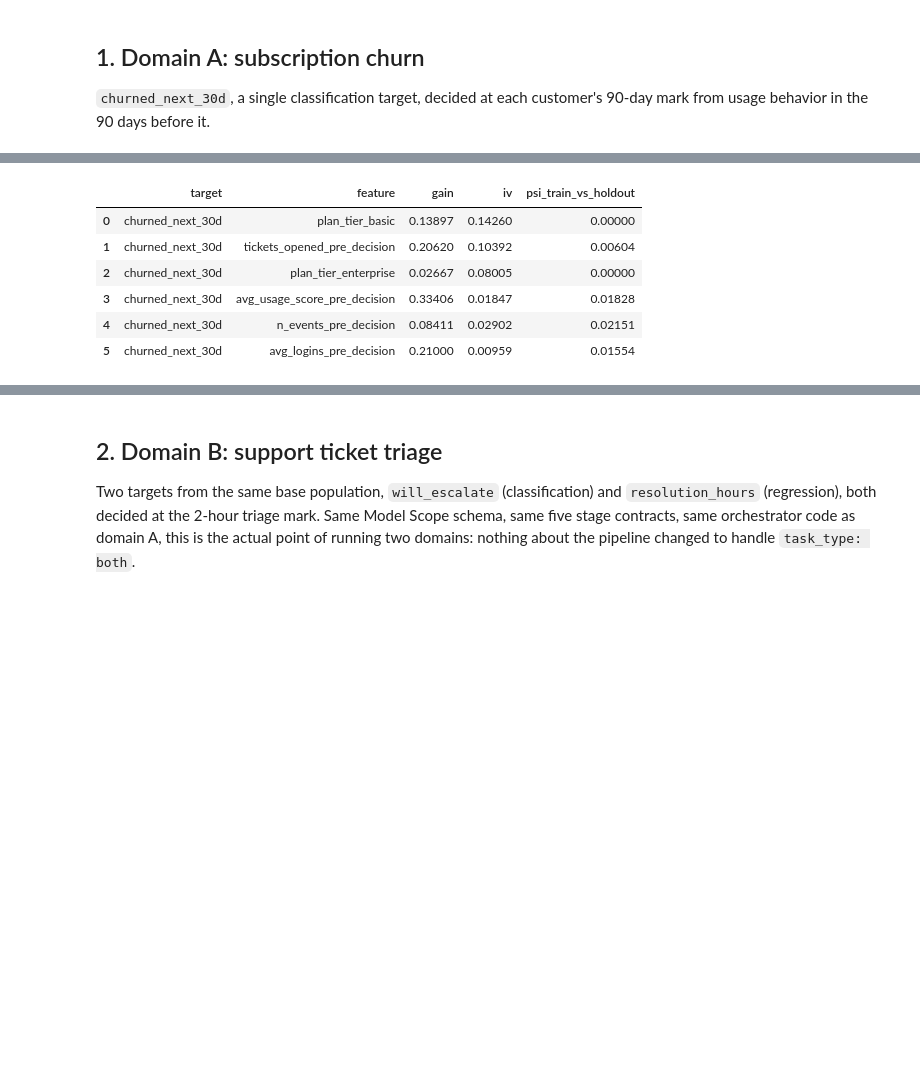
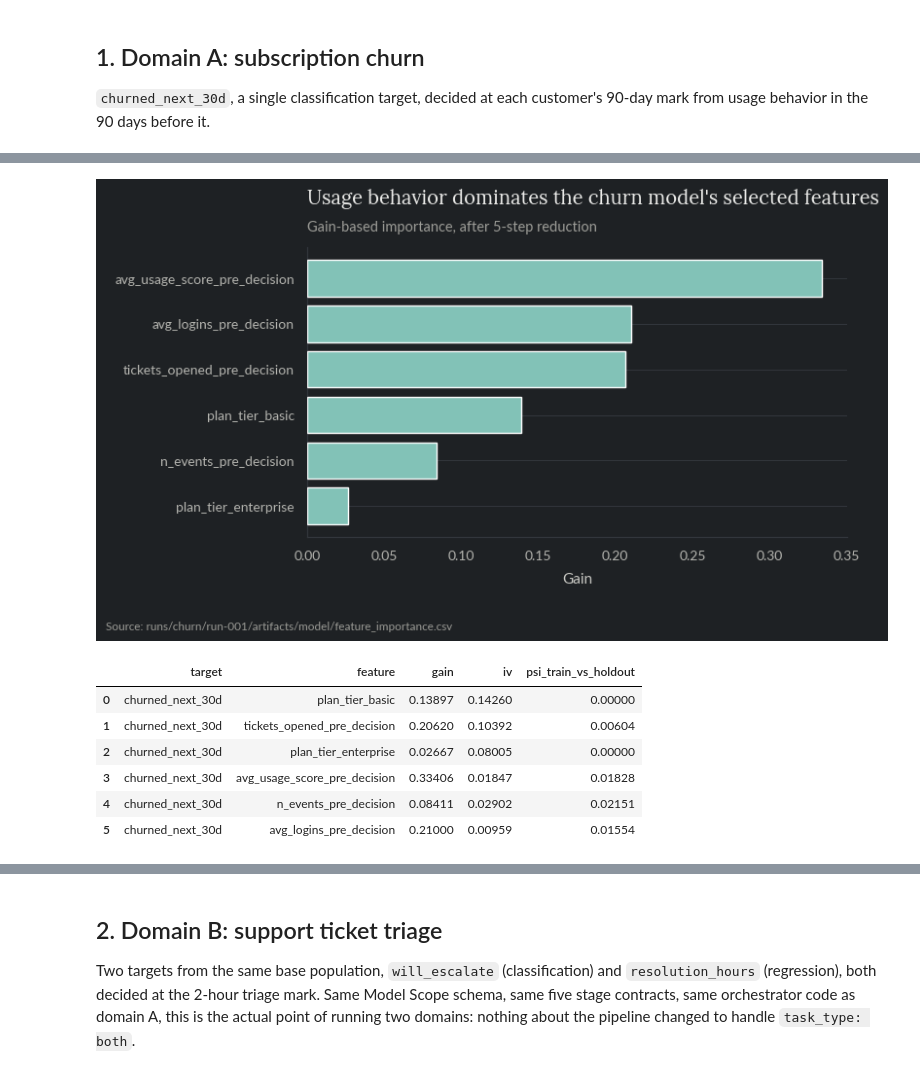
Before and after one commit to gus-morales/work-showcase, a Jupyter notebook: projects/09-ml-pipeline-contracts/notebooks/09_ml_pipeline_contracts.ipynb, the cells around one changed output, grey strips where cells are left out. Saved outputs shown, nothing was run; the diff lists cells and outputs as text; code cells hidden in the pictures; blank space fills up the shorter version.

```diff
--- a/projects/09-ml-pipeline-contracts/notebooks/09_ml_pipeline_contracts.ipynb
+++ b/projects/09-ml-pipeline-contracts/notebooks/09_ml_pipeline_contracts.ipynb
@@ -59,14 +62,15 @@ plt.show()
 # %%
 fi = churn["feature_importance"].sort_values("gain", ascending=True)
 fig, ax = plt.subplots(figsize=(8, 4.5))
 ax.barh(fi["feature"], fi["gain"], color=MUTED_TEAL, zorder=3)
 style_ax(ax, title="Usage behavior dominates the churn model's selected features",
          subtitle="Gain-based importance, after 5-step reduction",
          xlabel="Gain")
 savefig(fig, FIG_DIR / "churn_feature_importance.png", footnote="Source: runs/churn/run-001/artifacts/model/feature_importance.csv")
-plt.show()
+display(fig)
 churn["feature_importance"]
 # %% [output]
+[figure, added]
 |  | target | feature | gain | iv | psi_train_vs_holdout |
 | 0 | churned_next_30d | plan_tier_basic | 0.13897 | 0.14260 | 0.00000 |
 | 1 | churned_next_30d | tickets_opened_pre_decision | 0.20620 | 0.10392 | 0.00604 |
```
Also changed, not shown: parts of 6 cells of this notebook, 1 other file.
